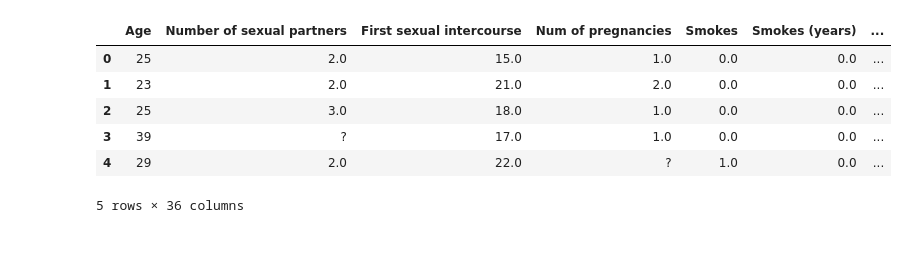
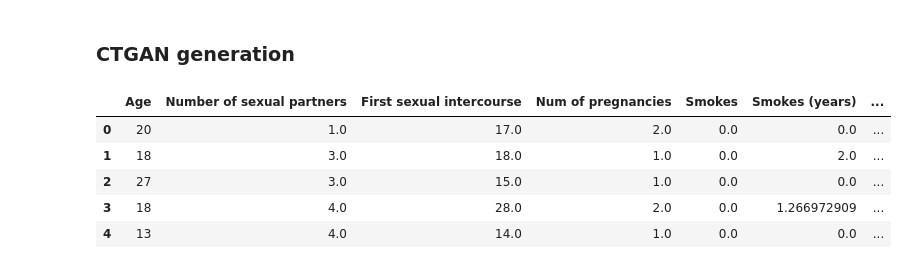
Before and after one commit to part-cw/biomed-derivative-project, a Jupyter notebook: syn_data_gen.ipynb, the cells around one changed output. Saved outputs shown, nothing was run; the diff lists cells and outputs as text; code cells hidden in the pictures.

```diff
--- a/syn_data_gen.ipynb
+++ b/syn_data_gen.ipynb
@@ -5,17 +4,18 @@ import stat_tests
 # %%
 real_data = pd.read_csv('datasets/kag_risk_factors_cervical_cancer.csv')
+# %% [markdown]
+### CTGAN generation
 # %%
 ctgan = CTGAN()
 ctgan.fit(real_data)
 # %%
 synthetic_data = ctgan.sample()
+synthetic_data.to_csv('synData/synData_ctgan.csv')
+synthetic_data.head()
+# %% [output]
+|  | Age | Number of sexual partners | First sexual intercourse | Num of pregnancies | Smokes | Smokes (years) | ... |
+| 0 | 20 | 1.0 | 17.0 | 2.0 | 0.0 | 0.0 | ... |
+| 1 | 18 | 3.0 | 18.0 | 1.0 | 0.0 | 2.0 | ... |
+| 2 | 27 | 3.0 | 15.0 | 1.0 | 0.0 | 0.0 | ... |
+| 3 | 18 | 4.0 | 28.0 | 2.0 | 0.0 | 1.266972909 | ... |
+| 4 | 13 | 4.0 | 14.0 | 1.0 | 0.0 | 0.0 | ... |
-# %%
-synthetic_data.head()
-# %% [output]
-|  | Age | Number of sexual partners | First sexual intercourse | Num of pregnancies | Smokes | Smokes (years) | ... |
-| 0 | 25 | 2.0 | 15.0 | 1.0 | 0.0 | 0.0 | ... |
-| 1 | 23 | 2.0 | 21.0 | 2.0 | 0.0 | 0.0 | ... |
-| 2 | 25 | 3.0 | 18.0 | 1.0 | 0.0 | 0.0 | ... |
-| 3 | 39 | ? | 17.0 | 1.0 | 0.0 | 0.0 | ... |
-| 4 | 29 | 2.0 | 22.0 | ? | 1.0 | 0.0 | ... |
-5 rows × 36 columns
```
Also changed, not shown: parts of 17 cells of this notebook, 3 other files.
